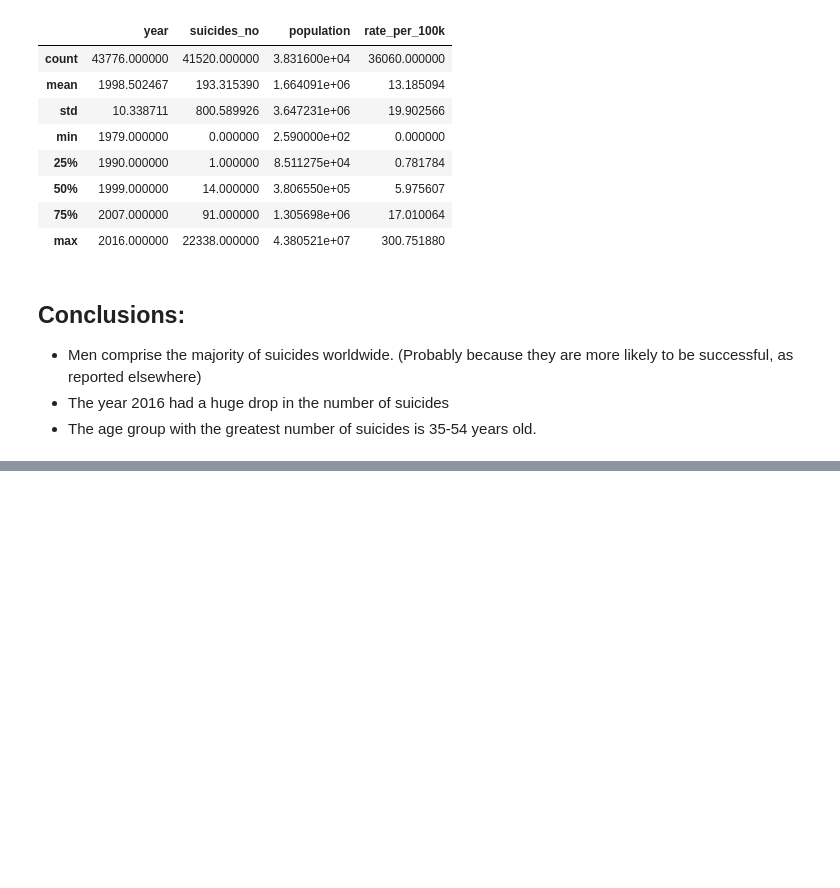
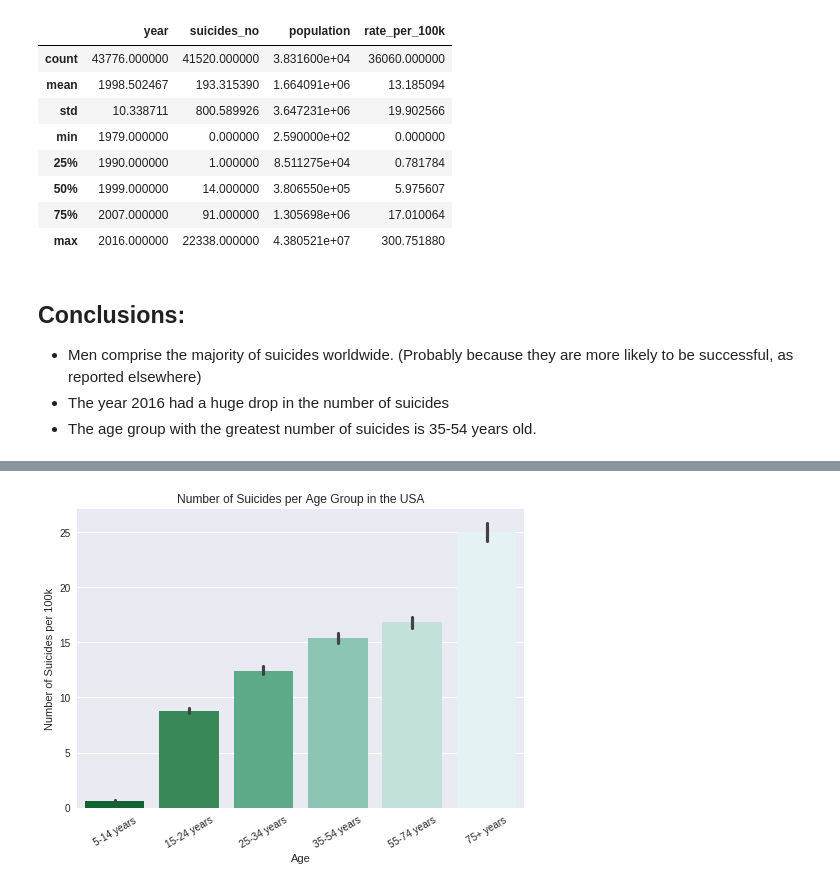
Before and after one commit to JaniceLove/Kaggle, a Jupyter notebook: WHO suicide data analysis .ipynb, the cells around one changed output, grey strips where cells are left out. Drawn from its saved outputs; the diff is of its cells as text; code cells hidden in the pictures; blank space fills up the shorter version.

```diff
--- a/WHO suicide data analysis .ipynb
+++ b/WHO suicide data analysis .ipynb
@@ -78,0 +93,11 @@ df.describe()
+# %%
+usa_age_s = sns.barplot(x='age',y='rate_per_100k',data=df, palette='BuGn_r',
+                order=['5-14 years','15-24 years','25-34 years','35-54 years',
+                      '55-74 years','75+ years'])
+usa_age_s.set_xticklabels(usa_age_s.get_xticklabels(), rotation=30)
+usa_age_s.set_xlabel('Age')
+usa_age_s.set_ylabel('Number of Suicides per 100k')
+usa_age_s.set_title('Number of Suicides per Age Group in the USA')
+sns.plt.show()
+# %% [output]
+[figure, added]
```
Also changed, not shown: parts of 5 cells of this notebook.
